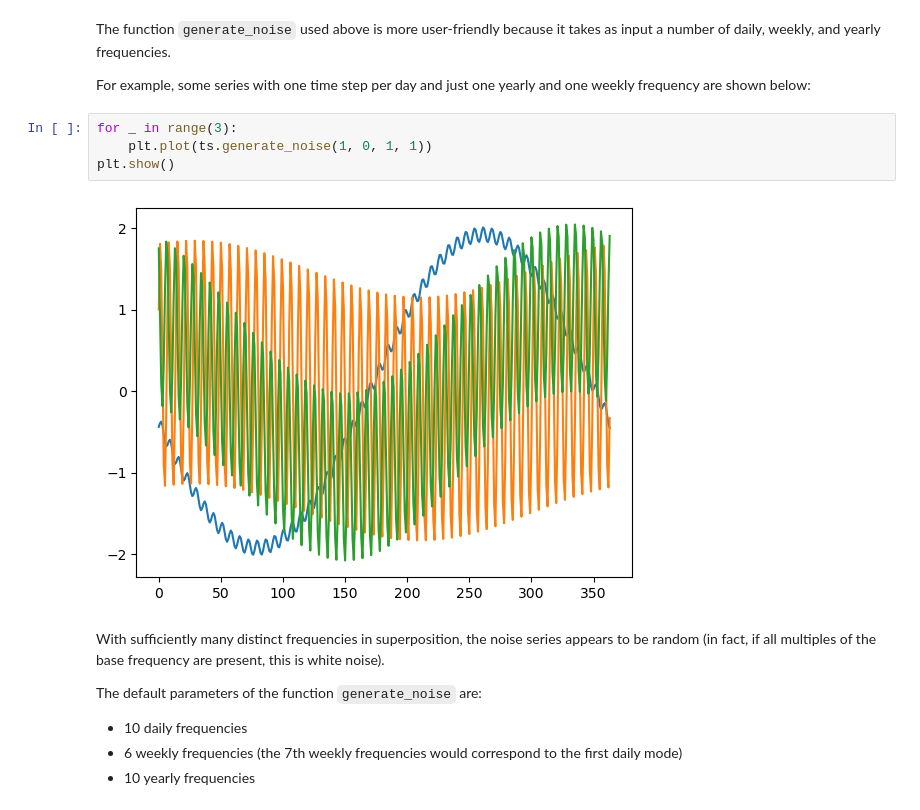
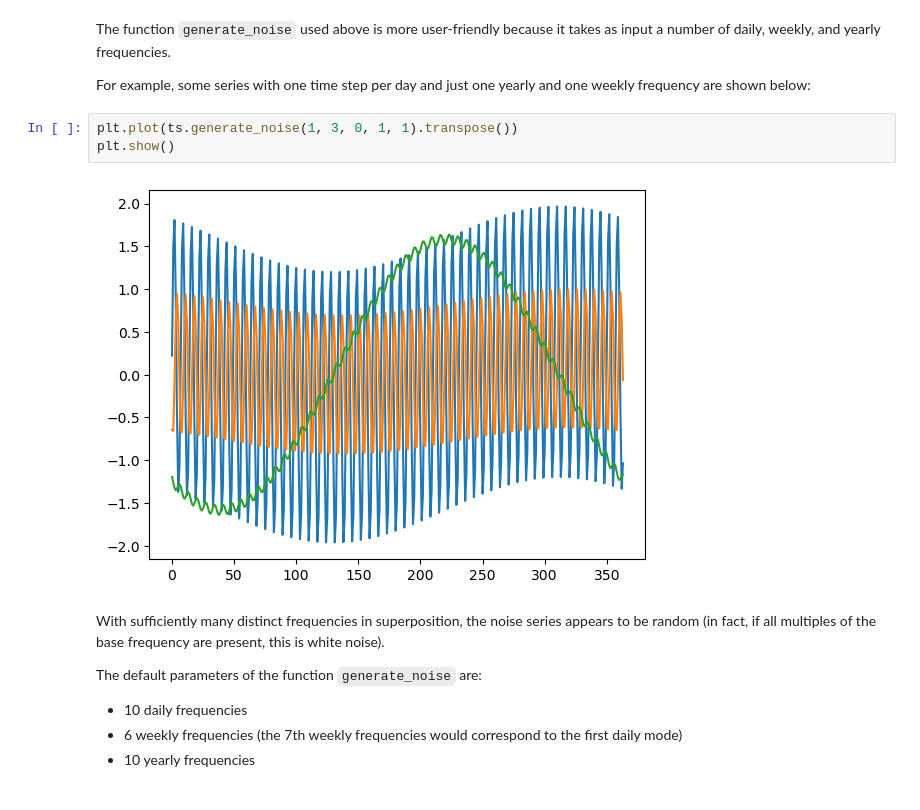
Before and after one commit to GeeeHesso/PowerData, a Jupyter notebook: TimeSeries/doc/Noise.ipynb, the cells around one changed output. Saved outputs shown, nothing was run; the diff lists cells and outputs as text.

Commit message:
implement generation of multiple noise series simultaneously

```diff
--- a/TimeSeries/doc/Noise.ipynb
+++ b/TimeSeries/doc/Noise.ipynb
@@ -48,11 +48,10 @@ The function `generate_noise` used above is more user-friendly because it takes
 
 For example, some series with one time step per day and just one yearly and one weekly frequency are shown below:
 # %%
-for _ in range(3):
-    plt.plot(ts.generate_noise(1, 0, 1, 1))
+plt.plot(ts.generate_noise(1, 3, 0, 1, 1).transpose())
 plt.show()
 # %% [output]
-[figure, old version]
+[figure, new version]
 # %% [markdown]
 With sufficiently many distinct frequencies in superposition, the noise series appears to be random (in fact, if all multiples of the base frequency are present, this is white noise).
 
```
Also changed, not shown: parts of 11 cells of this notebook, 2 other files.
